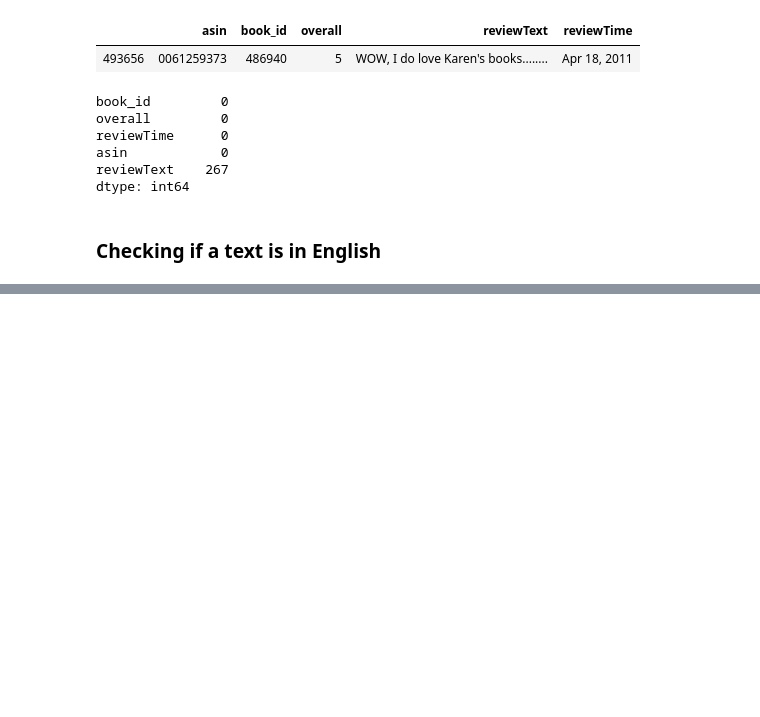
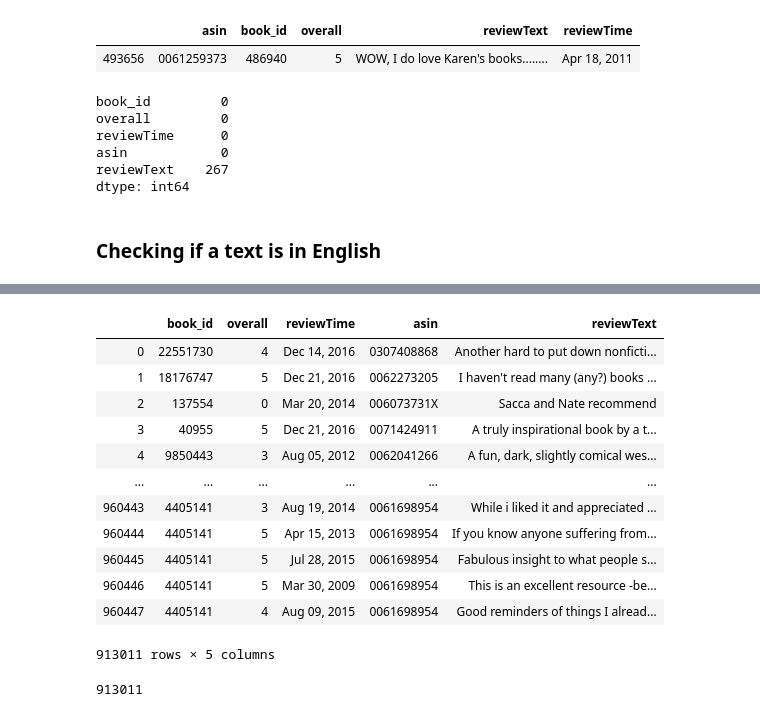
Before and after one commit to tlam7497/CapstoneProject, a Jupyter notebook: hidden_Goodreads.ipynb, the cells around one changed output, grey strips where cells are left out. Cells and saved outputs as stored; diff of their text form; code cells hidden in the pictures; blank space fills up the shorter version.

```diff
--- a/hidden_Goodreads.ipynb
+++ b/hidden_Goodreads.ipynb
@@ -385,0 +407,11 @@ g.to_csv('overall_goodreads.csv', index = False)
+# %%
+from langdetect import detect, DetectorFactory
+DetectorFactory.seed = 0  # Makes method deterministic (otherwise non-determininistic)
+non_eng = [] # stores indexes of non-English reviews
+non_detect = [] # stores indexes of reviews langdect fails to detect -> manual cleaning
+for i,text in enumerate(gr.reviewText):
+    try:
+        if detect(text) != 'en':
+            non_eng.append(i)
+    except:
+        non_detect.append(i)
@@ -385,0 +460,23 @@ g.to_csv('overall_goodreads.csv', index = False)
+# %%
+# Cleaned dataframe
+cleaned_gr = gr.drop(gr.index[[non_eng]])
+cleaned_gr
+# %% [output]
+|  | book_id | overall | reviewTime | asin | reviewText |
+| 0 | 22551730 | 4 | Dec 14, 2016 | 0307408868 | Another hard to put down nonficti... |
+| 1 | 18176747 | 5 | Dec 21, 2016 | 0062273205 | I haven't read many (any?) books ... |
+| 2 | 137554 | 0 | Mar 20, 2014 | 006073731X | Sacca and Nate recommend |
+| 3 | 40955 | 5 | Dec 21, 2016 | 0071424911 | A truly inspirational book by a t... |
+| 4 | 9850443 | 3 | Aug 05, 2012 | 0062041266 | A fun, dark, slightly comical wes... |
+| ... | ... | ... | ... | ... | ... |
+| 960443 | 4405141 | 3 | Aug 19, 2014 | 0061698954 | While i liked it and appreciated ... |
+| 960444 | 4405141 | 5 | Apr 15, 2013 | 0061698954 | If you know anyone suffering from... |
+| 960445 | 4405141 | 5 | Jul 28, 2015 | 0061698954 | Fabulous insight to what people s... |
+| 960446 | 4405141 | 5 | Mar 30, 2009 | 0061698954 | This is an excellent resource -be... |
+| 960447 | 4405141 | 4 | Aug 09, 2015 | 0061698954 | Good reminders of things I alread... |
+913011 rows × 5 columns
+# %%
+# Check if all rows are removed
+gr.shape[0] - len(non_eng)
+# %% [output]
+913011
```
Also changed, not shown: parts of 10 cells of this notebook.
